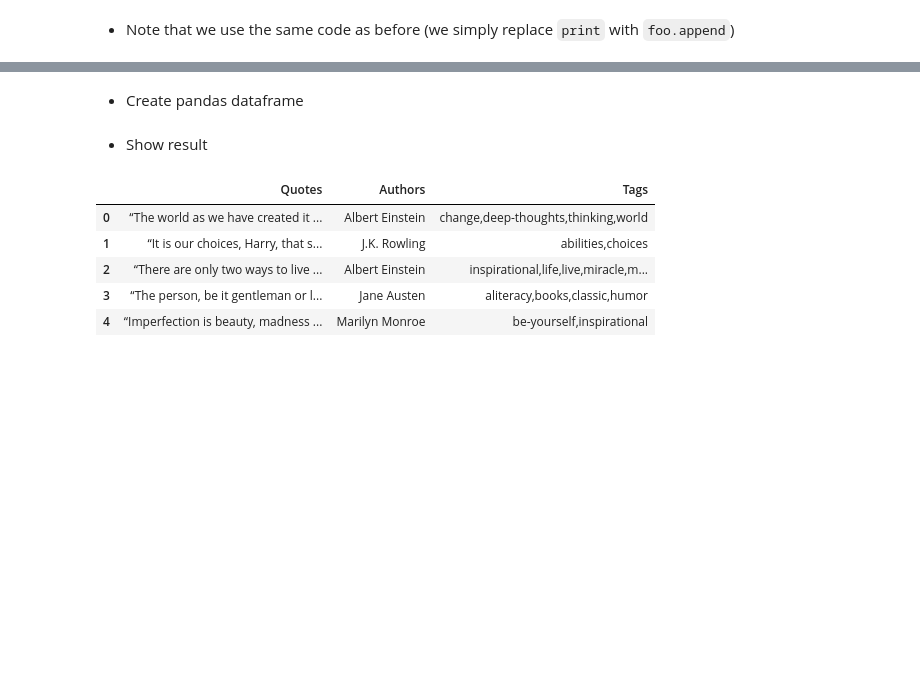
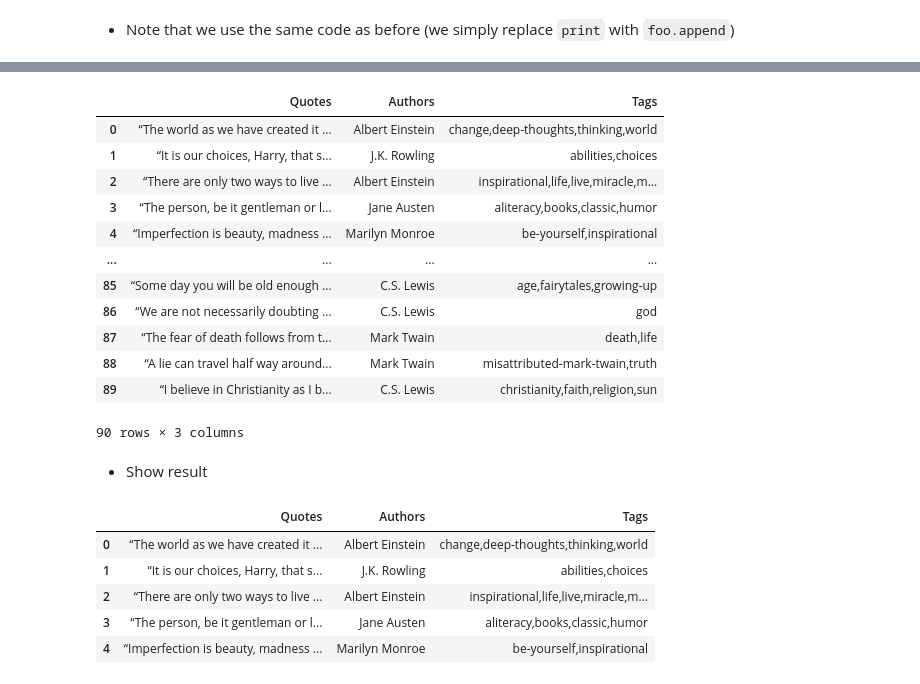
Before and after one commit to kirenz/web-scraping, a Jupyter notebook: quotes/web-scraping-quotes-g.ipynb, the cells around one changed output, grey strips where cells are left out. Drawn from its saved outputs; the diff is of its cells as text; code cells hidden in the pictures; blank space fills up the shorter version.

```diff
--- a/quotes/web-scraping-quotes-g.ipynb
+++ b/quotes/web-scraping-quotes-g.ipynb
@@ -431,2 +482,0 @@ for pages in range(1,10):
-# %% [markdown]
-- Create pandas dataframe
@@ -438,0 +483,16 @@ df = pd.DataFrame(
+# %%
+df
+# %% [output]
+|  | Quotes | Authors | Tags |
+| 0 | “The world as we have created it ... | Albert Einstein | change,deep-thoughts,thinking,world |
+| 1 | “It is our choices, Harry, that s... | J.K. Rowling | abilities,choices |
+| 2 | “There are only two ways to live ... | Albert Einstein | inspirational,life,live,miracle,m... |
+| 3 | “The person, be it gentleman or l... | Jane Austen | aliteracy,books,classic,humor |
+| 4 | “Imperfection is beauty, madness ... | Marilyn Monroe | be-yourself,inspirational |
+| ... | ... | ... | ... |
+| 85 | “Some day you will be old enough ... | C.S. Lewis | age,fairytales,growing-up |
+| 86 | “We are not necessarily doubting ... | C.S. Lewis | god |
+| 87 | “The fear of death follows from t... | Mark Twain | death,life |
+| 88 | “A lie can travel half way around... | Mark Twain | misattributed-mark-twain,truth |
+| 89 | “I believe in Christianity as I b... | C.S. Lewis | christianity,faith,religion,sun |
+90 rows × 3 columns
```
Also changed, not shown: parts of 12 cells of this notebook.
